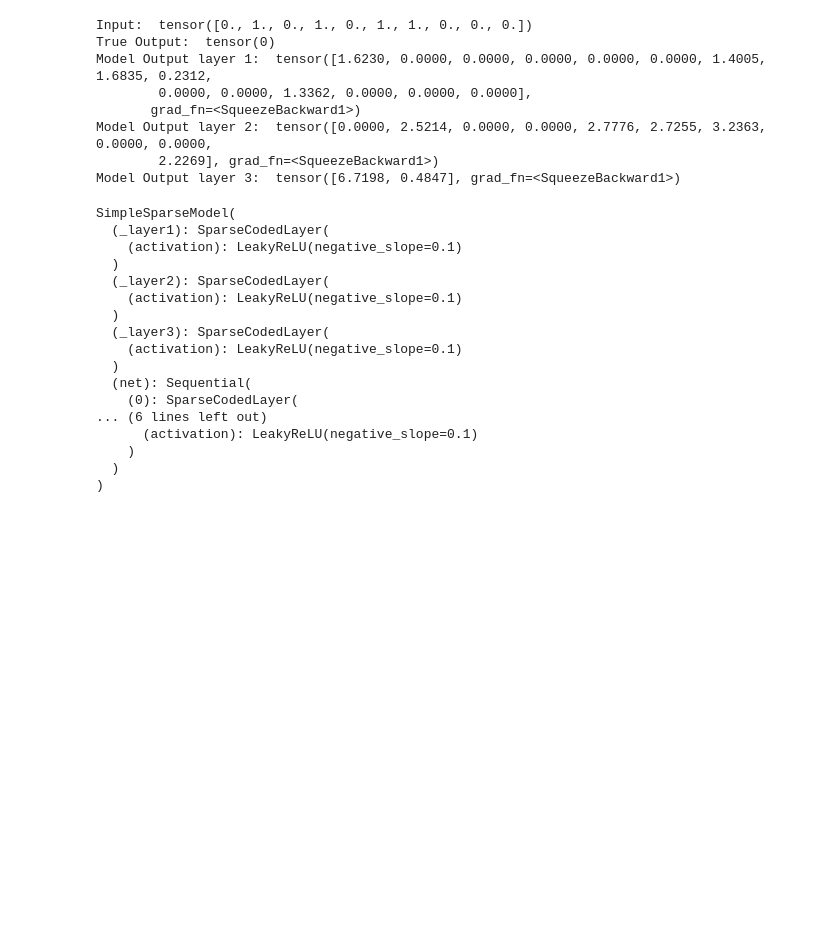
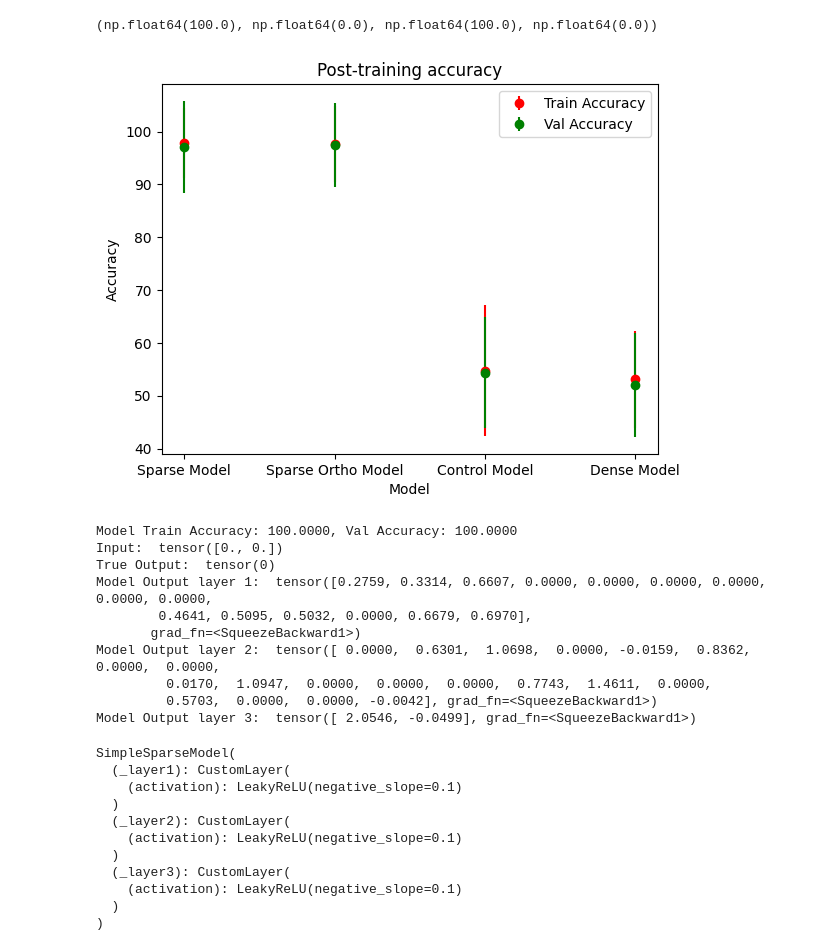
Before and after one commit to animeshsasan/hippocampal-cortex-learning, a Jupyter notebook: .ipynbs/sparse-network.ipynb, the cells around one changed output. Saved outputs shown, nothing was run; the diff lists cells and outputs as text; code cells hidden in the pictures; blank space fills up the shorter version.

```diff
--- a/.ipynbs/sparse-network.ipynb
+++ b/.ipynbs/sparse-network.ipynb
@@ -152,11 +167,21 @@ Dense Model Train Accuracy: 95.1000, Val Accuracy: 94.6000
+# %%
+model1Final = chartUtil.data["test"]["Sparse Ortho Model"]["train_acc"]
+model2Final = chartUtil.data["test"]["Sparse Model"]["train_acc"]
+np.mean(model1Final), np.std(model1Final), np.mean(model2Final), np.std(model2Final)
+# %% [output]
+(np.float64(100.0), np.float64(0.0), np.float64(100.0), np.float64(0.0))
+# %%
+chartUtil.plot_test_accu_for_models()
+# %% [output]
+[figure, added]
 # %%
 model = SimpleSparseModel()
-train_and_evaluate(model)
+trainUtil.train_and_evaluate(model)
 
 model.eval()
 random_input_index = 10
-random_input = X_val[random_input_index]
-random_output = y_val[random_input_index]
+random_input = trainUtil.X_val[random_input_index]
+random_output = trainUtil.y_val[random_input_index]
 # Add batch dimension
 input_batch = random_input.unsqueeze(0)
 model_layer_1_activations = model._layer1.forward(input_batch)
@@ -170,28 +195,24 @@ print("Model Output layer 3: ", model_layer_3_activations.squeeze(0))
 
 model.train()
 # %% [output]
-Input:  tensor([0., 1., 0., 1., 0., 1., 1., 0., 0., 0.])
+Model Train Accuracy: 100.0000, Val Accuracy: 100.0000
+Input:  tensor([0., 0.])
 True Output:  tensor(0)
-Model Output layer 1:  tensor([1.6230, 0.0000, 0.0000, 0.0000, 0.0000, 0.0000, 1.4005, 1.6835, 0.2312,
-        0.0000, 0.0000, 1.3362, 0.0000, 0.0000, 0.0000],
+Model Output layer 1:  tensor([0.2759, 0.3314, 0.6607, 0.0000, 0.0000, 0.0000, 0.0000, 0.0000, 0.0000,
+        0.4641, 0.5095, 0.5032, 0.0000, 0.6679, 0.6970],
        grad_fn=<SqueezeBackward1>)
-Model Output layer 2:  tensor([0.0000, 2.5214, 0.0000, 0.0000, 2.7776, 2.7255, 3.2363, 0.0000, 0.0000,
-        2.2269], grad_fn=<SqueezeBackward1>)
-Model Output layer 3:  tensor([6.7198, 0.4847], grad_fn=<SqueezeBackward1>)
+Model Output layer 2:  tensor([ 0.0000,  0.6301,  1.0698,  0.0000, -0.0159,  0.8362,  0.0000,  0.0000,
+         0.0170,  1.0947,  0.0000,  0.0000,  0.0000,  0.7743,  1.4611,  0.0000,
+         0.5703,  0.0000,  0.0000, -0.0042], grad_fn=<SqueezeBackward1>)
+Model Output layer 3:  tensor([ 2.0546, -0.0499], grad_fn=<SqueezeBackward1>)
 SimpleSparseModel(
-  (_layer1): SparseCodedLayer(
+  (_layer1): CustomLayer(
     (activation): LeakyReLU(negative_slope=0.1)
   )
-  (_layer2): SparseCodedLayer(
+  (_layer2): CustomLayer(
     (activation): LeakyReLU(negative_slope=0.1)
   )
-  (_layer3): SparseCodedLayer(
+  (_layer3): CustomLayer(
     (activation): LeakyReLU(negative_slope=0.1)
   )
-  (net): Sequential(
-    (0): SparseCodedLayer(
-... (6 lines left out)
-      (activation): LeakyReLU(negative_slope=0.1)
-    )
-  )
 )
```
Also changed, not shown: parts of 12 cells of this notebook, 5 other files.
